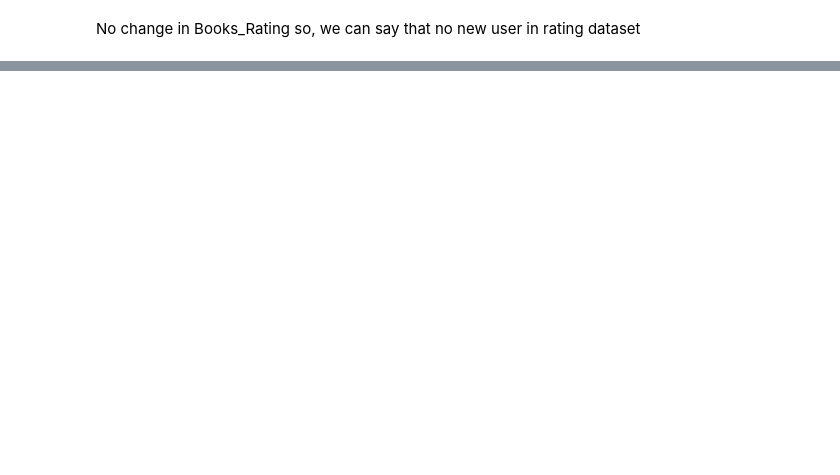
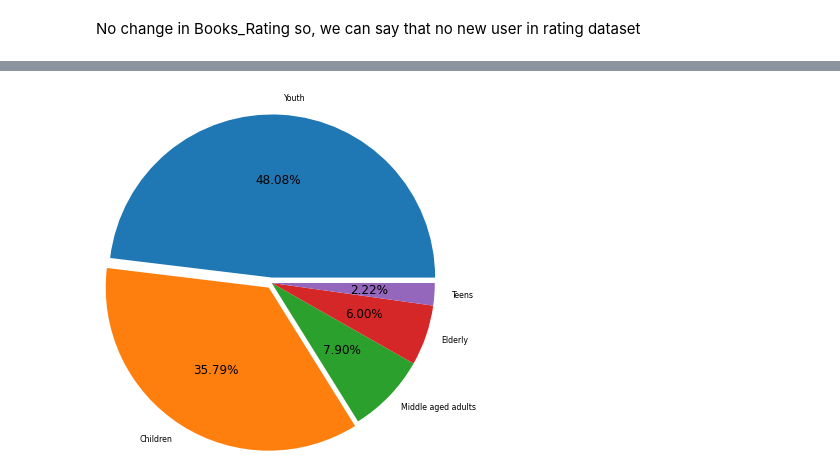
Before and after one commit to SujitbMusale/Book-Recommendation-System, a Jupyter notebook: Book_Recommendation_System.ipynb, the cells around one changed output, grey strips where cells are left out. Drawn from its saved outputs; the diff is of its cells as text; code cells hidden in the pictures; blank space fills up the shorter version.

```diff
--- a/Book_Recommendation_System.ipynb
+++ b/Book_Recommendation_System.ipynb
@@ -461,0 +510,7 @@ No change in Books_Rating so, we can say that no new user in rating dataset
+# %%
+# lets check users according to age group.
+plt.figure(figsize=(20,5))
+plt.pie(Age_group.value_counts(),labels=Age_group.unique(),radius=1.5,autopct='%0.2f%%',explode=[0.05,0.05,0,0,0])
+plt.show()
+# %% [output]
+[figure, added]
```
Also changed, not shown: parts of 95 cells of this notebook.
